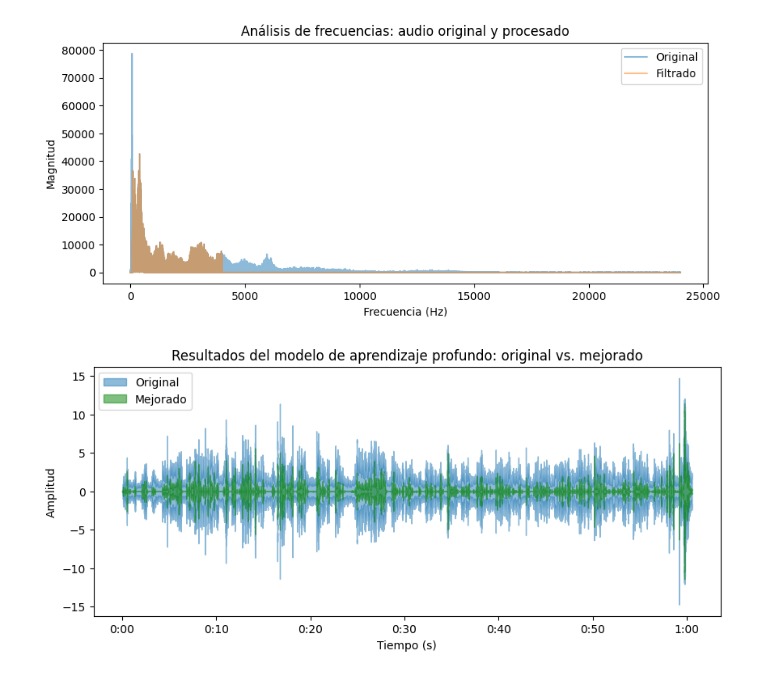
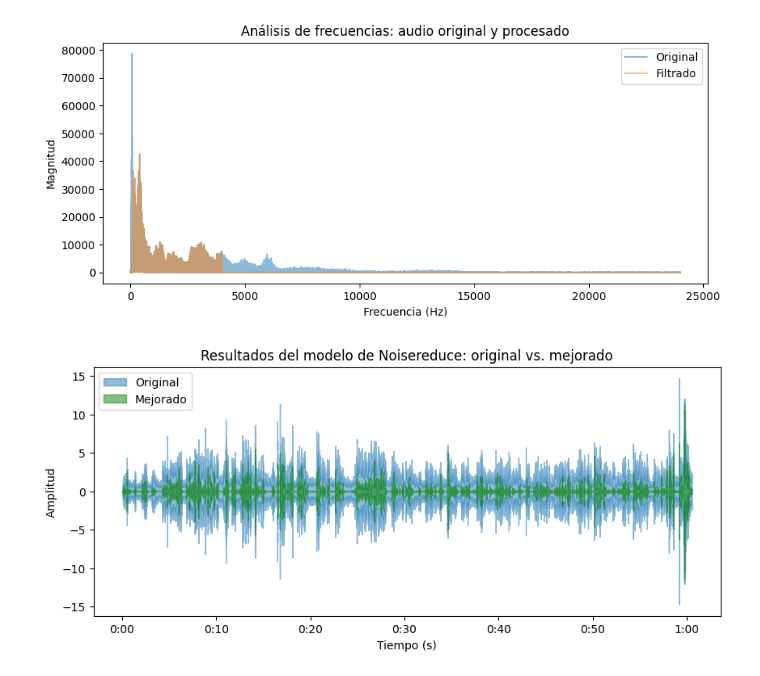
Before and after one commit to maiconfialho/series_teporales_audio, a Jupyter notebook: tp/audio_v3.ipynb, the cells around one changed output. Drawn from its saved outputs; the diff is of its cells as text; code cells hidden in the pictures.

```diff
--- a/tp/audio_v3.ipynb
+++ b/tp/audio_v3.ipynb
@@ -110,15 +102,15 @@ audio_reduccion_ruido = nr.reduce_noise(y=audio_original, sr=sr_audio_original,
 # %%
-# Resultado del modelo de Deep Learning
+# Resultado del modelo de Noisereduce
 plt.figure(figsize=(10, 4))
 librosa.display.waveshow(audio_original, sr=sr_audio_original, alpha=0.5, label='Original')
 librosa.display.waveshow(audio_reduccion_ruido, sr=sr_audio_original, color='g', alpha=0.5, label='Mejorado')
-plt.title('Resultados del modelo de aprendizaje profundo: original vs. mejorado')
+plt.title('Resultados del modelo de Noisereduce: original vs. mejorado')
 plt.xlabel('Tiempo (s)')
 plt.ylabel('Amplitud')
 plt.legend()
-plt.savefig('deep_learning_results.png')
+plt.savefig('./graficos/Noisereduce.png')
 plt.show()
 # %% [output]
-[figure, old version]
+[figure, new version]
 # %%
 # Guardar archivos de audio procesados
```
Also changed, not shown: parts of 7 cells of this notebook, 13 other files.
